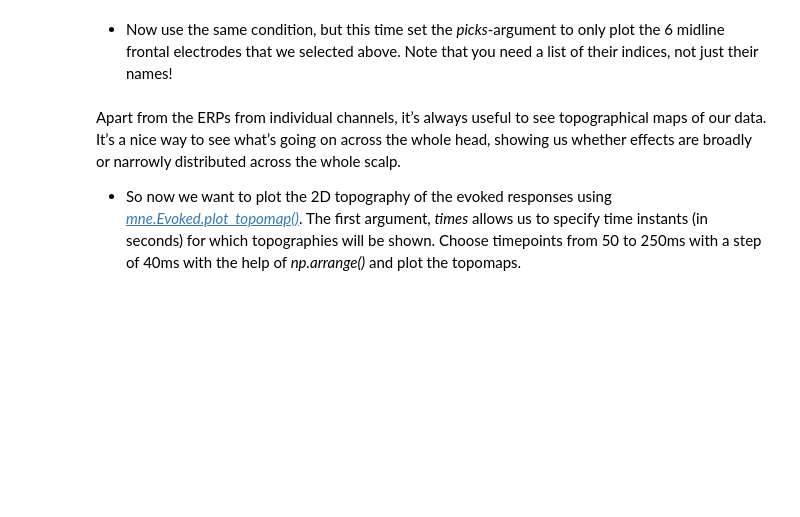
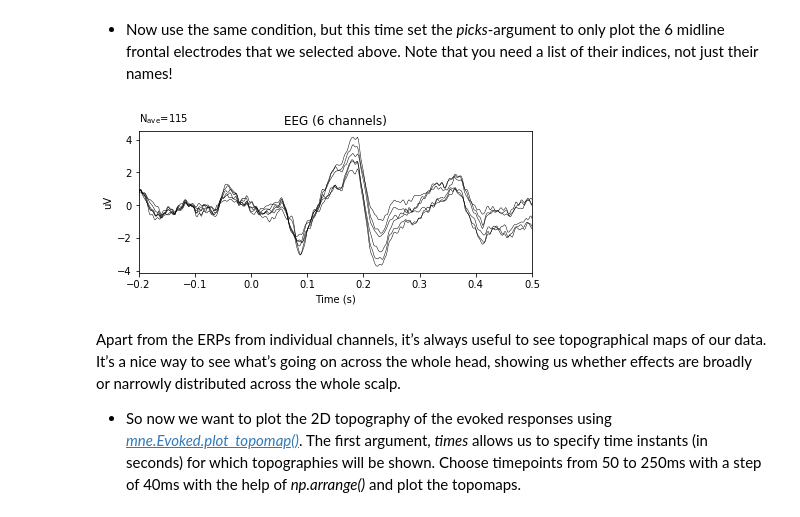
Before and after one commit to NBP-ACC/week-10-acc10, a Jupyter notebook: Sheet08.ipynb, the cells around one changed output. Cells and saved outputs as stored; diff of their text form; code cells hidden in the pictures; blank space fills up the shorter version.

```diff
--- a/Sheet08.ipynb
+++ b/Sheet08.ipynb
@@ -333,12 +343,16 @@ plt.show()
 # %%
 # List of electrode names
 names = ['F1', 'Fz', 'F2', 'FC1', 'FCz', 'FC2']
+
 # picks the data according to electrodes in name list
-pick = evoked_dict[rnd_condition].pick_channels(names)
+pick = evoked_dict['Coop/Win'].copy().pick_channels(names)
+
 # plot ERPs for one of the conditions of selected channels
 pick.plot()
 
 plt.show()
+# %% [output]
+[figure, added]
 # %% [markdown]
 Apart from the ERPs from individual channels, it’s always useful to see topographical maps of our data. It’s a nice way to see what’s going on across the whole head, showing us whether effects are broadly or narrowly distributed across the whole scalp.
 - So now we want to plot the 2D topography of the evoked responses using [*mne.Evoked.plot_topomap()*](https://martinos.org/mne/stable/generated/mne.Evoked.html#mne.Evoked.plot_topomap). The first argument, *times* allows us to specify time instants (in seconds) for which topographies will be shown. Choose timepoints from 50 to 250ms with a step of 40ms with the help of *np.arrange()* and plot the topomaps.
```
Also changed, not shown: parts of 16 cells of this notebook.
